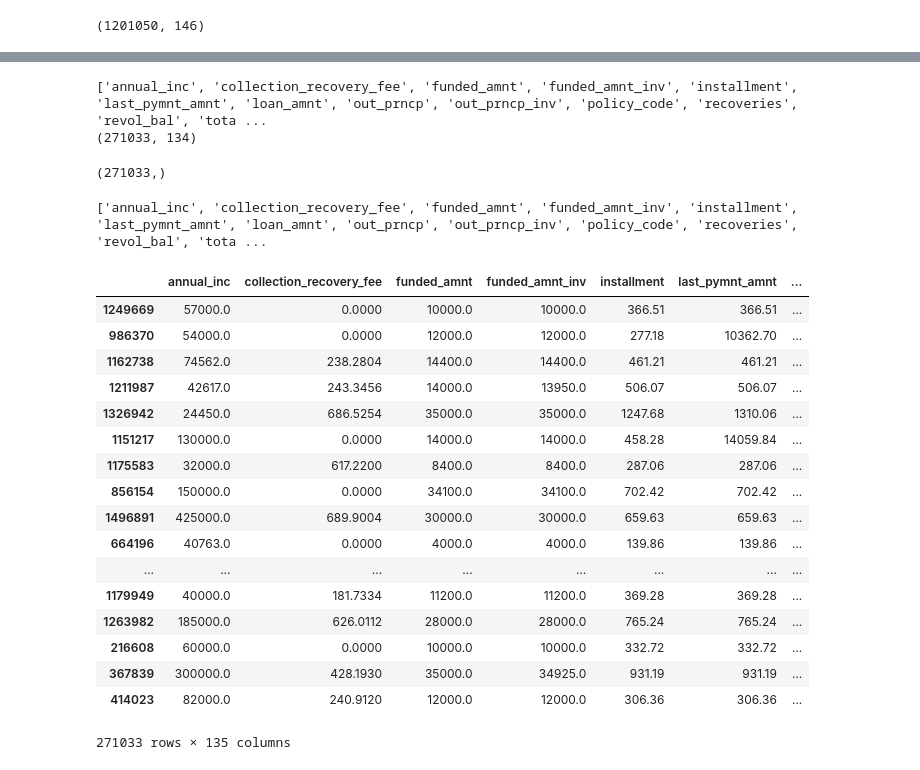
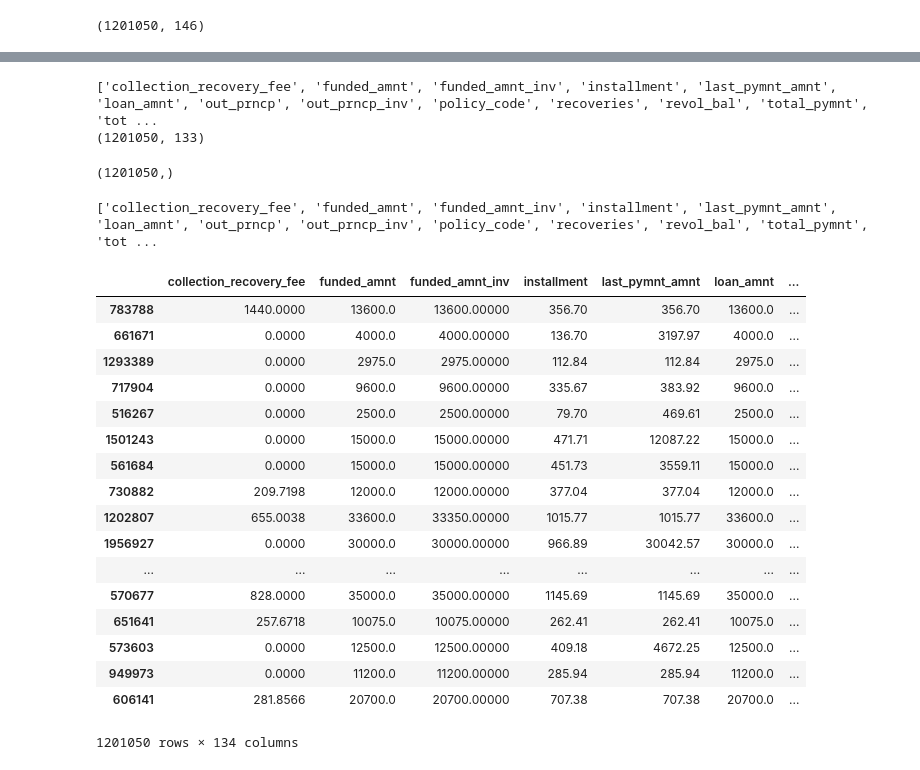
Before and after one commit to msakarvadia/Machine-Learning, a Jupyter notebook: LC_LoanDefaultRatePrediction.ipynb, the cells around one changed output, grey strips where cells are left out. Drawn from its saved outputs; the diff is of its cells as text; code cells hidden in the pictures.

```diff
--- a/LC_LoanDefaultRatePrediction.ipynb
+++ b/LC_LoanDefaultRatePrediction.ipynb
@@ -164,7 +168,7 @@ result.shape
 # %% [output]
 (1201050, 146)
 # %%
-#df.drop(df.query('Label == 1').sample(frac=.5).index)
-result = result.drop(result[result.loan_status.eq(1)].sample(frac=.75).index)
+#DROPPING instances of larger ("paid") class - didn't show much effect
+#result = result.drop(result[result.loan_status.eq(1)].sample(frac=.75).index)
 result.shape
 # %% [output]
@@ -286,9 +270,9 @@ print(list(x))
 print(x.shape)
 y.shape
 # %% [output]
-['annual_inc', 'collection_recovery_fee', 'funded_amnt', 'funded_amnt_inv', 'installment', 'last_pymnt_amnt', 'loan_amnt', 'out_prncp', 'out_prncp_inv', 'policy_code', 'recoveries', 'revol_bal', 'tota ...
-(271033, 134)
+['collection_recovery_fee', 'funded_amnt', 'funded_amnt_inv', 'installment', 'last_pymnt_amnt', 'loan_amnt', 'out_prncp', 'out_prncp_inv', 'policy_code', 'recoveries', 'revol_bal', 'total_pymnt', 'tot ...
+(1201050, 133)
-(271033,)
+(1201050,)
 # %%
 #x.add(int_rate, axis='columns', level=None, fill_value=None)
 x = pd.concat([x, int_rate], axis=1, join_axes=[x.index])
@@ -298,25 +282,25 @@ x = pd.concat([x, int_rate], axis=1, join_axes=[x.index])
 #x['grade']
 # %%
 print(list(x))
-x.shape
+print(x.shape)
 x
 # %% [output]
-['annual_inc', 'collection_recovery_fee', 'funded_amnt', 'funded_amnt_inv', 'installment', 'last_pymnt_amnt', 'loan_amnt', 'out_prncp', 'out_prncp_inv', 'policy_code', 'recoveries', 'revol_bal', 'tota ...
+['collection_recovery_fee', 'funded_amnt', 'funded_amnt_inv', 'installment', 'last_pymnt_amnt', 'loan_amnt', 'out_prncp', 'out_prncp_inv', 'policy_code', 'recoveries', 'revol_bal', 'total_pymnt', 'tot ...
-|  | annual_inc | collection_recovery_fee | funded_amnt | funded_amnt_inv | installment | last_pymnt_amnt | ... |
-| 1249669 | 57000.0 | 0.0000 | 10000.0 | 10000.0 | 366.51 | 366.51 | ... |
-| 986370 | 54000.0 | 0.0000 | 12000.0 | 12000.0 | 277.18 | 10362.70 | ... |
-| 1162738 | 74562.0 | 238.2804 | 14400.0 | 14400.0 | 461.21 | 461.21 | ... |
-| 1211987 | 42617.0 | 243.3456 | 14000.0 | 13950.0 | 506.07 | 506.07 | ... |
-| 1326942 | 24450.0 | 686.5254 | 35000.0 | 35000.0 | 1247.68 | 1310.06 | ... |
-| 1151217 | 130000.0 | 0.0000 | 14000.0 | 14000.0 | 458.28 | 14059.84 | ... |
-| 1175583 | 32000.0 | 617.2200 | 8400.0 | 8400.0 | 287.06 | 287.06 | ... |
-| 856154 | 150000.0 | 0.0000 | 34100.0 | 34100.0 | 702.42 | 702.42 | ... |
-| 1496891 | 425000.0 | 689.9004 | 30000.0 | 30000.0 | 659.63 | 659.63 | ... |
-| 664196 | 40763.0 | 0.0000 | 4000.0 | 4000.0 | 139.86 | 139.86 | ... |
+|  | collection_recovery_fee | funded_amnt | funded_amnt_inv | installment | last_pymnt_amnt | loan_amnt | ... |
+| 783788 | 1440.0000 | 13600.0 | 13600.00000 | 356.70 | 356.70 | 13600.0 | ... |
+| 661671 | 0.0000 | 4000.0 | 4000.00000 | 136.70 | 3197.97 | 4000.0 | ... |
+| 1293389 | 0.0000 | 2975.0 | 2975.00000 | 112.84 | 112.84 | 2975.0 | ... |
+| 717904 | 0.0000 | 9600.0 | 9600.00000 | 335.67 | 383.92 | 9600.0 | ... |
+| 516267 | 0.0000 | 2500.0 | 2500.00000 | 79.70 | 469.61 | 2500.0 | ... |
+| 1501243 | 0.0000 | 15000.0 | 15000.00000 | 471.71 | 12087.22 | 15000.0 | ... |
+| 561684 | 0.0000 | 15000.0 | 15000.00000 | 451.73 | 3559.11 | 15000.0 | ... |
+| 730882 | 209.7198 | 12000.0 | 12000.00000 | 377.04 | 377.04 | 12000.0 | ... |
+| 1202807 | 655.0038 | 33600.0 | 33350.00000 | 1015.77 | 1015.77 | 33600.0 | ... |
+| 1956927 | 0.0000 | 30000.0 | 30000.00000 | 966.89 | 30042.57 | 30000.0 | ... |
 | ... | ... | ... | ... | ... | ... | ... | ... |
-| 1179949 | 40000.0 | 181.7334 | 11200.0 | 11200.0 | 369.28 | 369.28 | ... |
-| 1263982 | 185000.0 | 626.0112 | 28000.0 | 28000.0 | 765.24 | 765.24 | ... |
-| 216608 | 60000.0 | 0.0000 | 10000.0 | 10000.0 | 332.72 | 332.72 | ... |
-| 367839 | 300000.0 | 428.1930 | 35000.0 | 34925.0 | 931.19 | 931.19 | ... |
-| 414023 | 82000.0 | 240.9120 | 12000.0 | 12000.0 | 306.36 | 306.36 | ... |
+| 570677 | 828.0000 | 35000.0 | 35000.00000 | 1145.69 | 1145.69 | 35000.0 | ... |
+| 651641 | 257.6718 | 10075.0 | 10075.00000 | 262.41 | 262.41 | 10075.0 | ... |
+| 573603 | 0.0000 | 12500.0 | 12500.00000 | 409.18 | 4672.25 | 12500.0 | ... |
+| 949973 | 0.0000 | 11200.0 | 11200.00000 | 285.94 | 285.94 | 11200.0 | ... |
+| 606141 | 281.8566 | 20700.0 | 20700.00000 | 707.38 | 707.38 | 20700.0 | ... |
-271033 rows × 135 columns
+1201050 rows × 134 columns
```
Also changed, not shown: parts of 30 cells of this notebook.
